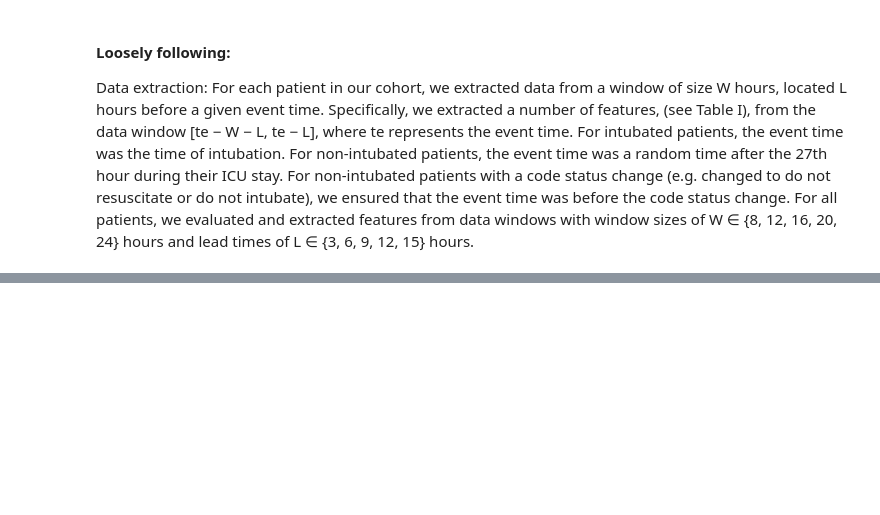
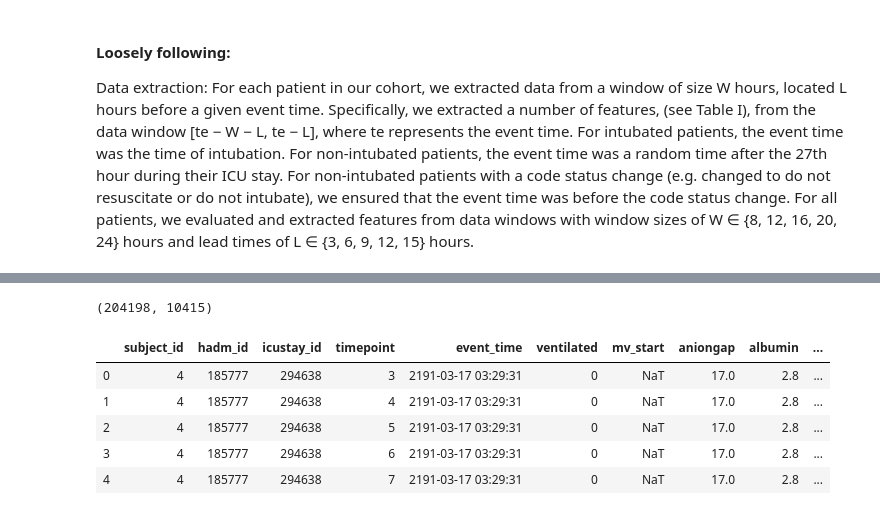
Before and after one commit to gstef80/MAgEC, a Jupyter notebook: MIMIC_MV.ipynb, the cells around one changed output, grey strips where cells are left out. Saved outputs shown, nothing was run; the diff lists cells and outputs as text; code cells hidden in the pictures; blank space fills up the shorter version.

```diff
--- a/MIMIC_MV.ipynb
+++ b/MIMIC_MV.ipynb
@@ -185,4 +264,21 @@ vitals_labs_df.columns
+# %%
+cols = list(set(df_cohort.columns) - {'mv_start'})
+df_selected = vitals_labs_df.merge(df_cohort[cols],
+                                   left_on=['subject_id', 'hadm_id', 'icustay_id'],
+                                   right_on=['subject_id', 'hadm_id', 'icustay_id'])
+df_selected = df_selected.merge(df_comob, left_on='hadm_id', right_on='hadm_id', how='left')
+# %%
+len(df_selected), df_selected.subject_id.nunique()
+# %% [output]
+(204198, 10415)
 # %%
 from IPython.display import display
 pd.options.display.max_columns = None
-display(vitals_labs_df.head())
+display(df_selected.head())
+# %% [output]
+|  | subject_id | hadm_id | icustay_id | timepoint | event_time | ventilated | mv_start | aniongap | albumin | ... |
+| 0 | 4 | 185777 | 294638 | 3 | 2191-03-17 03:29:31 | 0 | NaT | 17.0 | 2.8 | ... |
+| 1 | 4 | 185777 | 294638 | 4 | 2191-03-17 03:29:31 | 0 | NaT | 17.0 | 2.8 | ... |
+| 2 | 4 | 185777 | 294638 | 5 | 2191-03-17 03:29:31 | 0 | NaT | 17.0 | 2.8 | ... |
+| 3 | 4 | 185777 | 294638 | 6 | 2191-03-17 03:29:31 | 0 | NaT | 17.0 | 2.8 | ... |
+| 4 | 4 | 185777 | 294638 | 7 | 2191-03-17 03:29:31 | 0 | NaT | 17.0 | 2.8 | ... |
```
Also changed, not shown: parts of 23 cells of this notebook.
